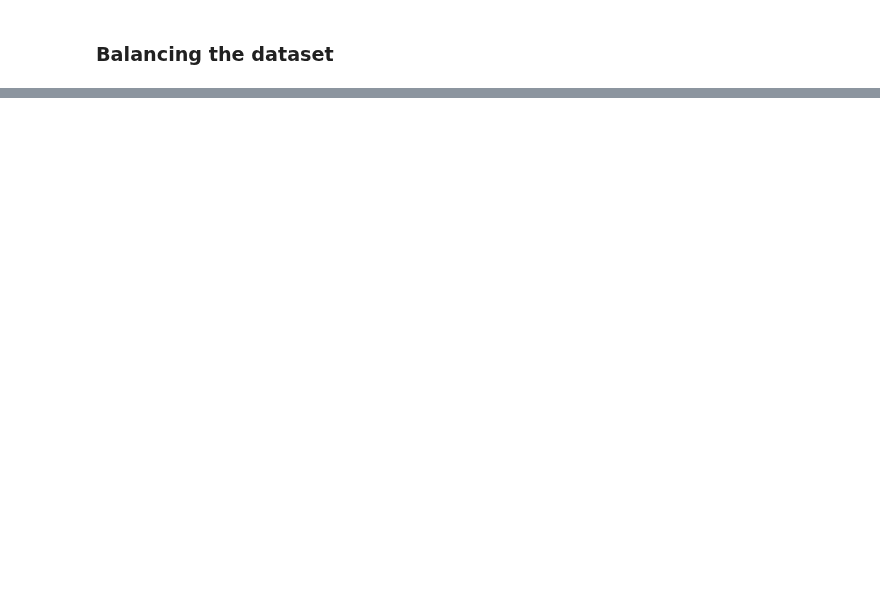
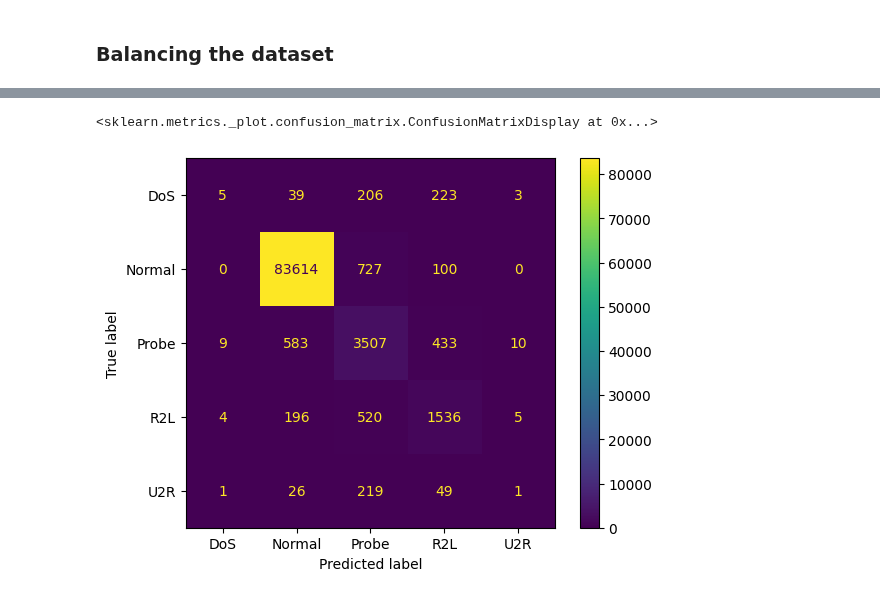
Before and after one commit to Mugna46/AI_project, a Jupyter notebook: AI.ipynb, the cells around one changed output, grey strips where cells are left out. Cells and saved outputs as stored; diff of their text form; code cells hidden in the pictures; blank space fills up the shorter version.

Commit message:
feat(notebook): add Data Processing section and Logistic Regression

```diff
--- a/AI.ipynb
+++ b/AI.ipynb
@@ -781,0 +793,3 @@ Labels with NO sampler
+# %%
+X_train, X_test, y_train, y_test = train_test_split(
+    train_x, train_Y, test_size=0.30, random_state=21)
@@ -781,0 +798,4 @@ Labels with NO sampler
+# %%
+scaler = StandardScaler()
+X_train_scaled = scaler.fit_transform(X_train)
+X_test_scaled = scaler.transform(X_test)
@@ -781,0 +804,4 @@ Labels with NO sampler
+# %%
+clf = LogisticRegression(max_iter=1000).fit(X_train_scaled, y_train)
+
+y_pred = clf.predict(X_test_scaled)
@@ -781,0 +835,5 @@ Labels with NO sampler
+# %%
+ConfusionMatrixDisplay.from_estimator(clf, X_test_scaled, y_test)
+# %% [output]
+<sklearn.metrics._plot.confusion_matrix.ConfusionMatrixDisplay at 0x...>
+[figure, added]
```
Also changed, not shown: parts of 14 cells of this notebook, 1 other file.
